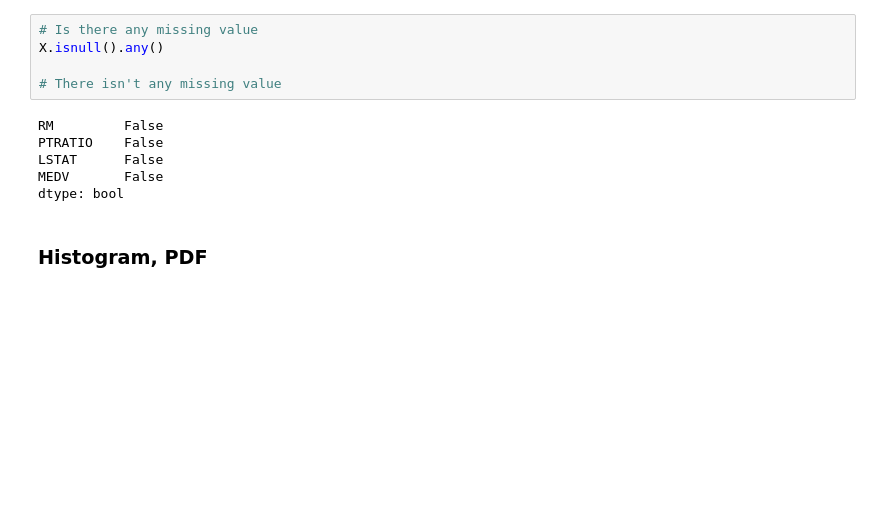
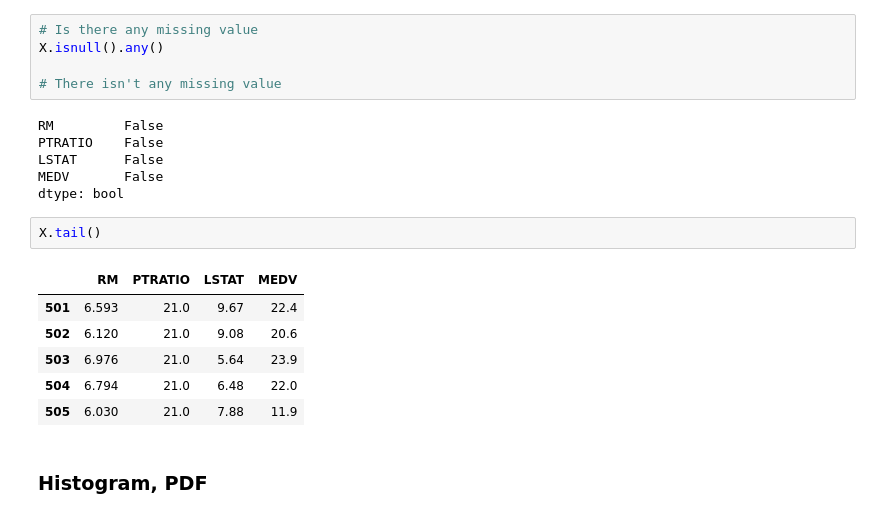
Before and after one commit to MHRiday/Machine-Leaning-Projects, a Jupyter notebook: boston_housing/Boston house pricing.ipynb, the cells around one changed output. Drawn from its saved outputs; the diff is of its cells as text; blank space fills up the shorter version.

```diff
--- a/boston_housing/Boston house pricing.ipynb
+++ b/boston_housing/Boston house pricing.ipynb
@@ -89,6 +110,15 @@ PTRATIO    False
 LSTAT      False
 MEDV       False
 dtype: bool
+# %%
+X.tail()
+# %% [output]
+|  | RM | PTRATIO | LSTAT | MEDV |
+| 501 | 6.593 | 21.0 | 9.67 | 22.4 |
+| 502 | 6.120 | 21.0 | 9.08 | 20.6 |
+| 503 | 6.976 | 21.0 | 5.64 | 23.9 |
+| 504 | 6.794 | 21.0 | 6.48 | 22.0 |
+| 505 | 6.030 | 21.0 | 7.88 | 11.9 |
 # %% [markdown]
 ### Histogram, PDF
 # %%
```
Also changed, not shown: parts of 19 cells of this notebook, 8 other files.
